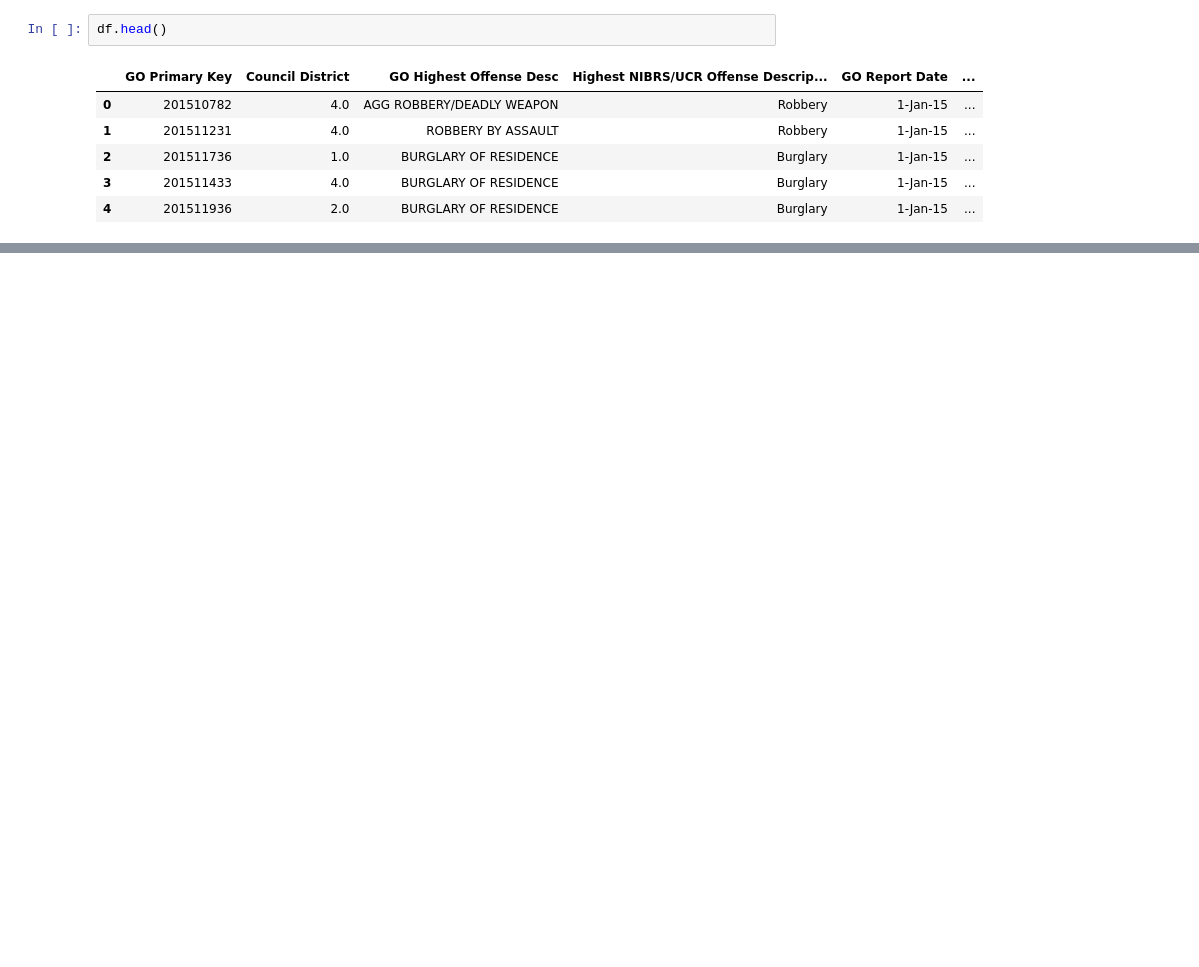
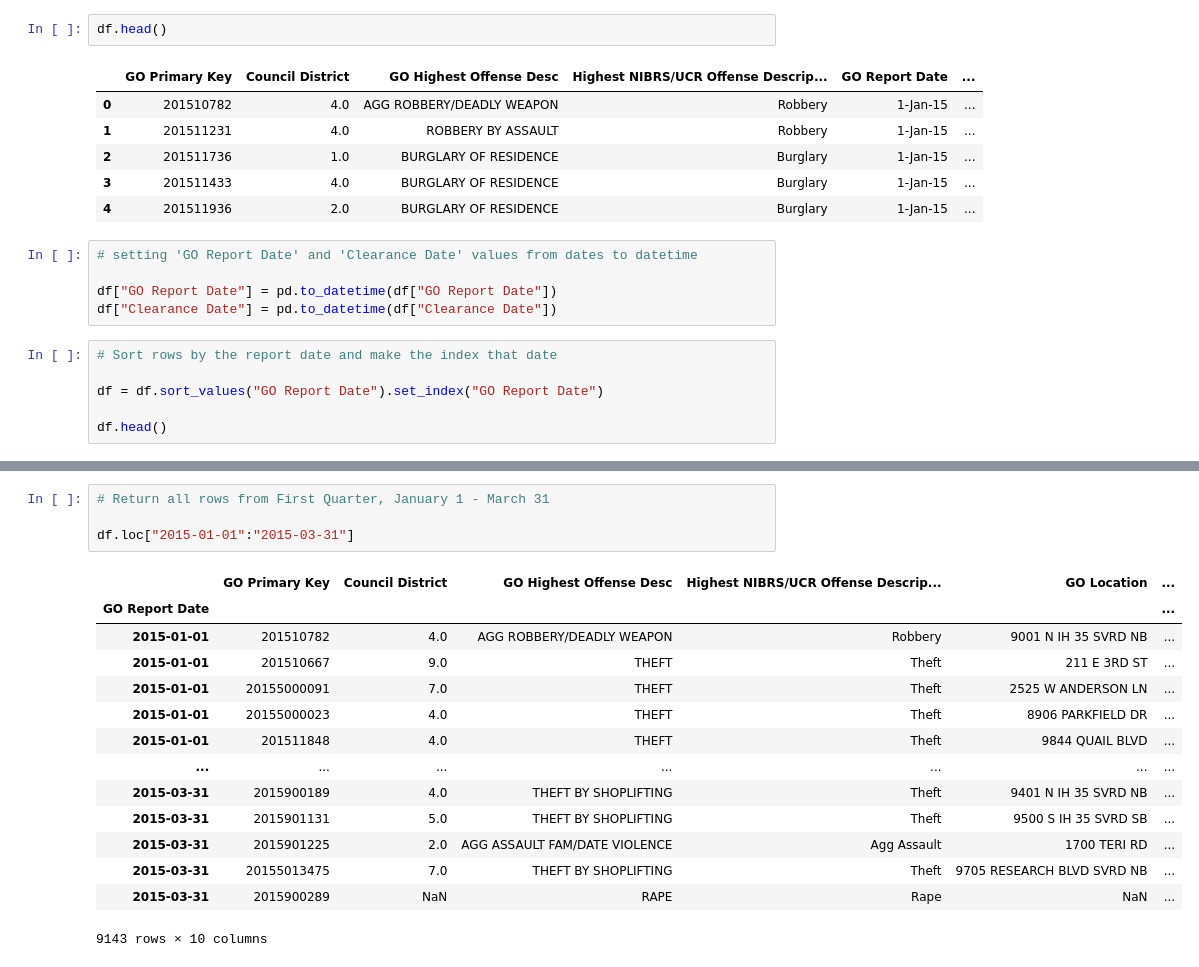
Before and after one commit to nickjoseph210/Crime_Time, a Jupyter notebook: Crime_Time_Acquire.ipynb, the cells around one changed output, grey strips where cells are left out. Saved outputs shown, nothing was run; the diff lists cells and outputs as text; blank space fills up the shorter version.

```diff
--- a/Crime_Time_Acquire.ipynb
+++ b/Crime_Time_Acquire.ipynb
@@ -206,3 +208,14 @@ df.head()
 | 2 | 201511736 | 1.0 | BURGLARY OF RESIDENCE | Burglary | 1-Jan-15 | ... |
 | 3 | 201511433 | 4.0 | BURGLARY OF RESIDENCE | Burglary | 1-Jan-15 | ... |
 | 4 | 201511936 | 2.0 | BURGLARY OF RESIDENCE | Burglary | 1-Jan-15 | ... |
+# %%
+# setting 'GO Report Date' and 'Clearance Date' values from dates to datetime
+
+df["GO Report Date"] = pd.to_datetime(df["GO Report Date"])
+df["Clearance Date"] = pd.to_datetime(df["Clearance Date"])
+# %%
+# Sort rows by the report date and make the index that date
+
+df = df.sort_values("GO Report Date").set_index("GO Report Date")
+
+df.head()
@@ -208,0 +236,19 @@ df.head()
+# %%
+# Return all rows from First Quarter, January 1 - March 31
+
+df.loc["2015-01-01":"2015-03-31"]
+# %% [output]
+|  | GO Primary Key | Council District | GO Highest Offense Desc | Highest NIBRS/UCR Offense Descrip... | GO Location | ... |
+| GO Report Date |  |  |  |  |  | ... |
+| 2015-01-01 | 201510782 | 4.0 | AGG ROBBERY/DEADLY WEAPON | Robbery | 9001 N IH 35 SVRD NB | ... |
+| 2015-01-01 | 201510667 | 9.0 | THEFT | Theft | 211 E 3RD ST | ... |
+| 2015-01-01 | 20155000091 | 7.0 | THEFT | Theft | 2525 W ANDERSON LN | ... |
+| 2015-01-01 | 20155000023 | 4.0 | THEFT | Theft | 8906 PARKFIELD DR | ... |
+| 2015-01-01 | 201511848 | 4.0 | THEFT | Theft | 9844 QUAIL BLVD | ... |
+| ... | ... | ... | ... | ... | ... | ... |
+| 2015-03-31 | 2015900189 | 4.0 | THEFT BY SHOPLIFTING | Theft | 9401 N IH 35 SVRD NB | ... |
+| 2015-03-31 | 2015901131 | 5.0 | THEFT BY SHOPLIFTING | Theft | 9500 S IH 35 SVRD SB | ... |
+| 2015-03-31 | 2015901225 | 2.0 | AGG ASSAULT FAM/DATE VIOLENCE | Agg Assault | 1700 TERI RD | ... |
+| 2015-03-31 | 20155013475 | 7.0 | THEFT BY SHOPLIFTING | Theft | 9705 RESEARCH BLVD SVRD NB | ... |
+| 2015-03-31 | 2015900289 | NaN | RAPE | Rape | NaN | ... |
+9143 rows × 10 columns
```
Also changed, not shown: parts of 13 cells of this notebook.
